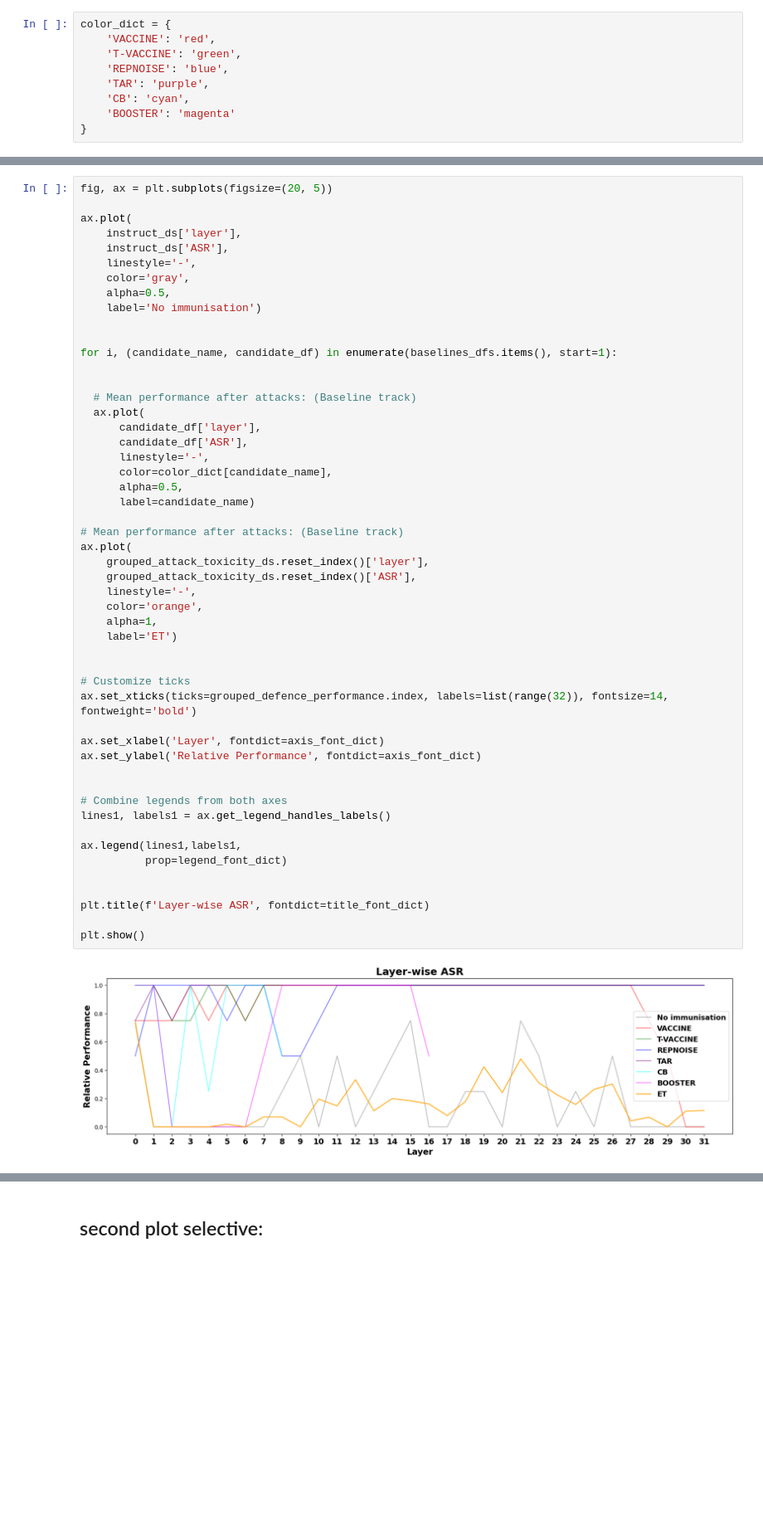
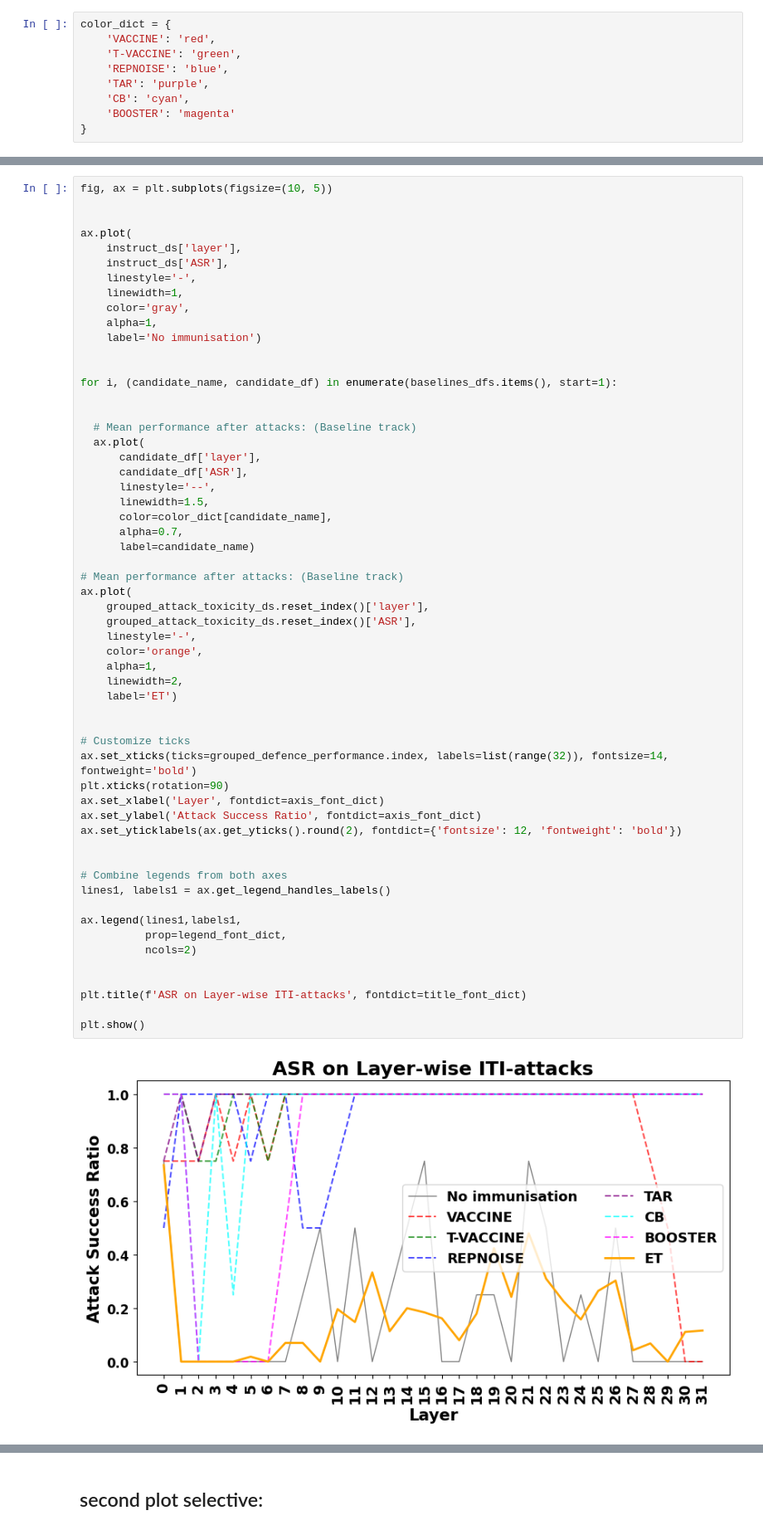
Before and after one commit to DISTA-HCAI/ET, a Jupyter notebook: aggregated plots.ipynb, the cells around one changed output, grey strips where cells are left out. Shown at 83% size. Saved outputs shown, nothing was run; the diff lists cells and outputs as text; blank space fills up the shorter version.

```diff
--- a/aggregated plots.ipynb
+++ b/aggregated plots.ipynb
@@ -845,12 +890,14 @@ color_dict = {
 # %%
-fig, ax = plt.subplots(figsize=(20, 5))
+fig, ax = plt.subplots(figsize=(10, 5))
+
 
 ax.plot(
     instruct_ds['layer'],
     instruct_ds['ASR'],
     linestyle='-',
+    linewidth=1,
     color='gray',
-    alpha=0.5,
+    alpha=1,
     label='No immunisation')
 
 
@@ -861,37 +908,41 @@ for i, (candidate_name, candidate_df) in enumerate(baselines_dfs.items(), start=
   ax.plot(
       candidate_df['layer'],
       candidate_df['ASR'],
-      linestyle='-',
+      linestyle='--',
+      linewidth=1.5,
       color=color_dict[candidate_name],
-      alpha=0.5,
+      alpha=0.7,
       label=candidate_name)
 
 # Mean performance after attacks: (Baseline track)
 ax.plot(
     grouped_attack_toxicity_ds.reset_index()['layer'],
     grouped_attack_toxicity_ds.reset_index()['ASR'],
     linestyle='-',
     color='orange',
     alpha=1,
+    linewidth=2,
     label='ET')
 
 
 # Customize ticks
 ax.set_xticks(ticks=grouped_defence_performance.index, labels=list(range(32)), fontsize=14, fontweight='bold')
-
+plt.xticks(rotation=90)
 ax.set_xlabel('Layer', fontdict=axis_font_dict)
-ax.set_ylabel('Relative Performance', fontdict=axis_font_dict)
+ax.set_ylabel('Attack Success Ratio', fontdict=axis_font_dict)
+ax.set_yticklabels(ax.get_yticks().round(2), fontdict={'fontsize': 12, 'fontweight': 'bold'})
 
 
 # Combine legends from both axes
 lines1, labels1 = ax.get_legend_handles_labels()
 
 ax.legend(lines1,labels1,
-          prop=legend_font_dict)
+          prop=legend_font_dict,
+          ncols=2)
 
 
-plt.title(f'Layer-wise ASR', fontdict=title_font_dict)
+plt.title(f'ASR on Layer-wise ITI-attacks', fontdict=title_font_dict)
 
 plt.show()
 # %% [output]
-[figure, old version]
+[figure, new version]
```
Also changed, not shown: parts of 4 cells of this notebook.
